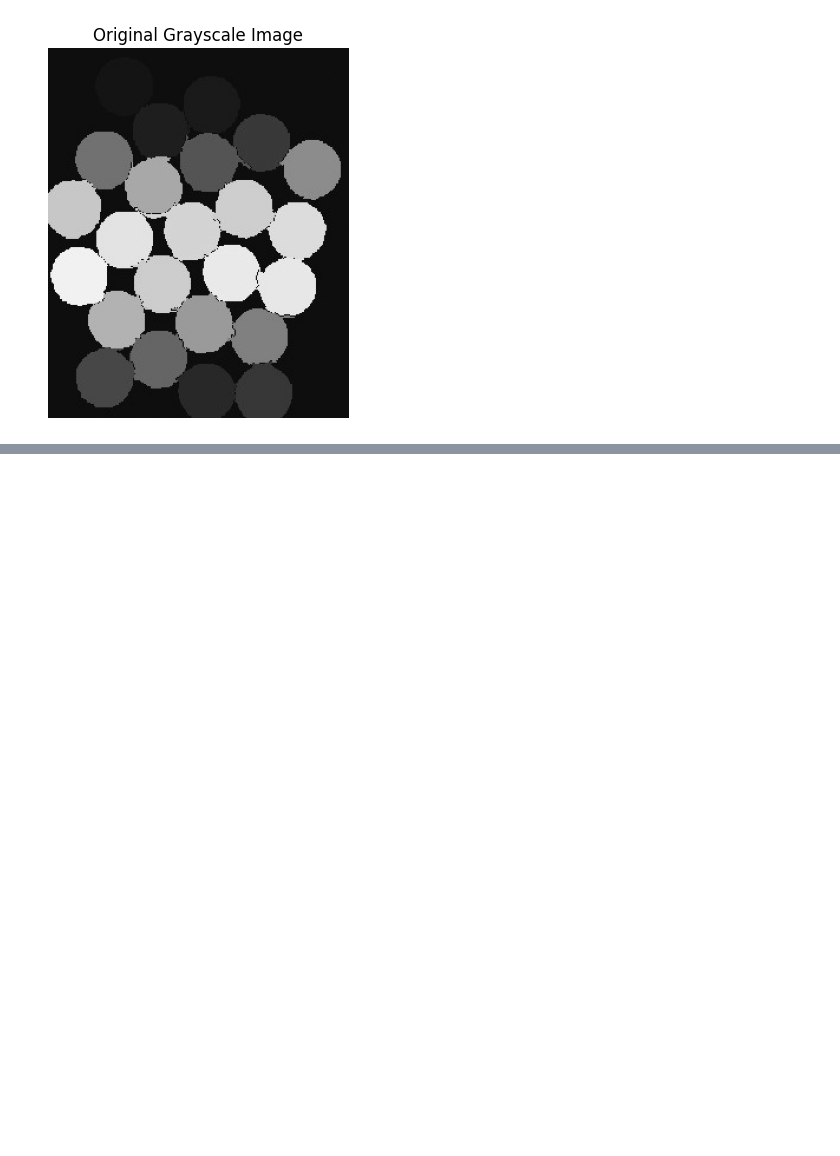
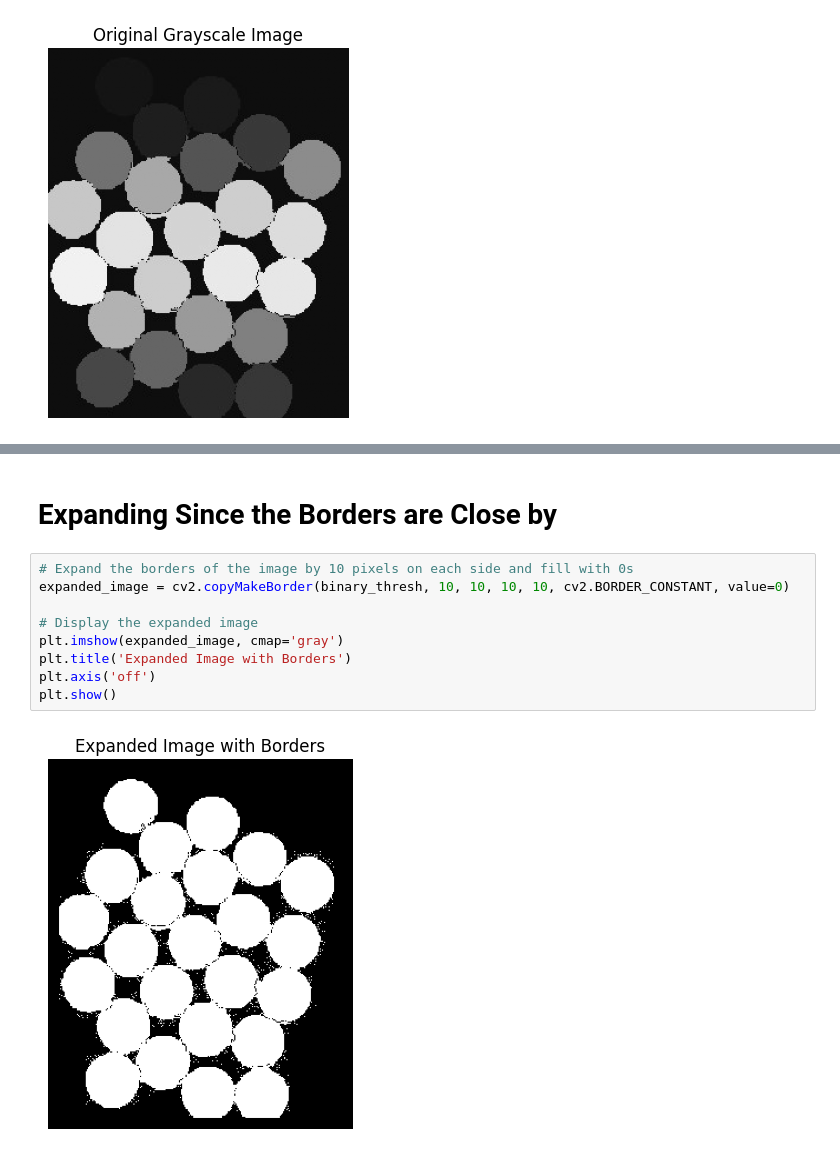
Before and after one commit to Danish-588/CV_PE2, a Jupyter notebook: Practicals/P3_/CV3_Task3.jpynb.ipynb, the cells around one changed output, grey strips where cells are left out. Cells and saved outputs as stored; diff of their text form; blank space fills up the shorter version.

```diff
--- a/Practicals/P3_/CV3_Task3.jpynb.ipynb
+++ b/Practicals/P3_/CV3_Task3.jpynb.ipynb
@@ -66,0 +42,13 @@ Apply Gaussian Blur to the image to reduce noise.
+# %% [markdown]
+# Expanding Since the Borders are Close by
+# %%
+# Expand the borders of the image by 10 pixels on each side and fill with 0s
+expanded_image = cv2.copyMakeBorder(binary_thresh, 10, 10, 10, 10, cv2.BORDER_CONSTANT, value=0)
+
+# Display the expanded image
+plt.imshow(expanded_image, cmap='gray')
+plt.title('Expanded Image with Borders')
+plt.axis('off')
+plt.show()
+# %% [output]
+[figure, added]
```
Also changed, not shown: parts of 23 cells of this notebook, 5 other files.
